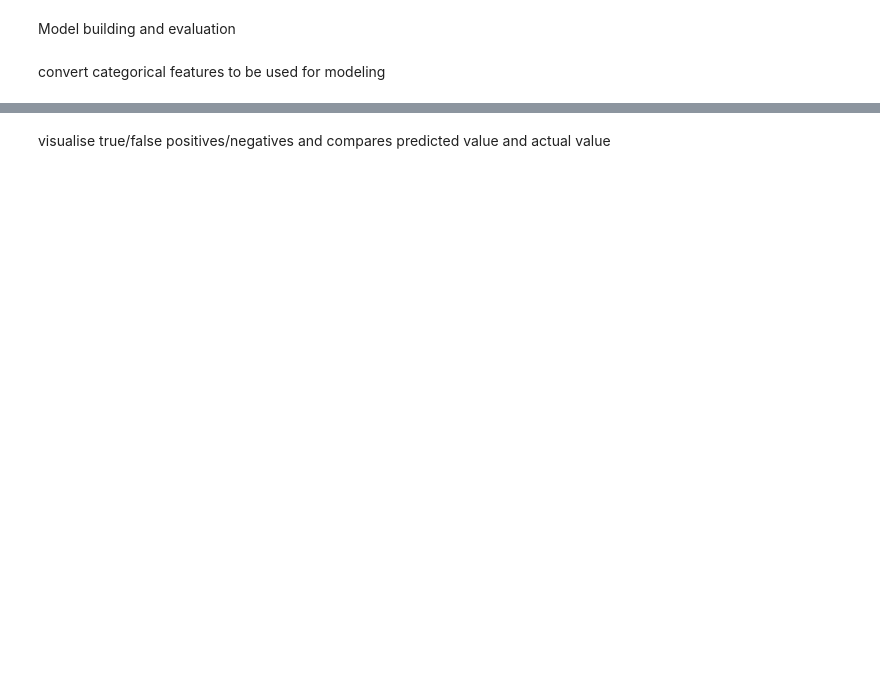
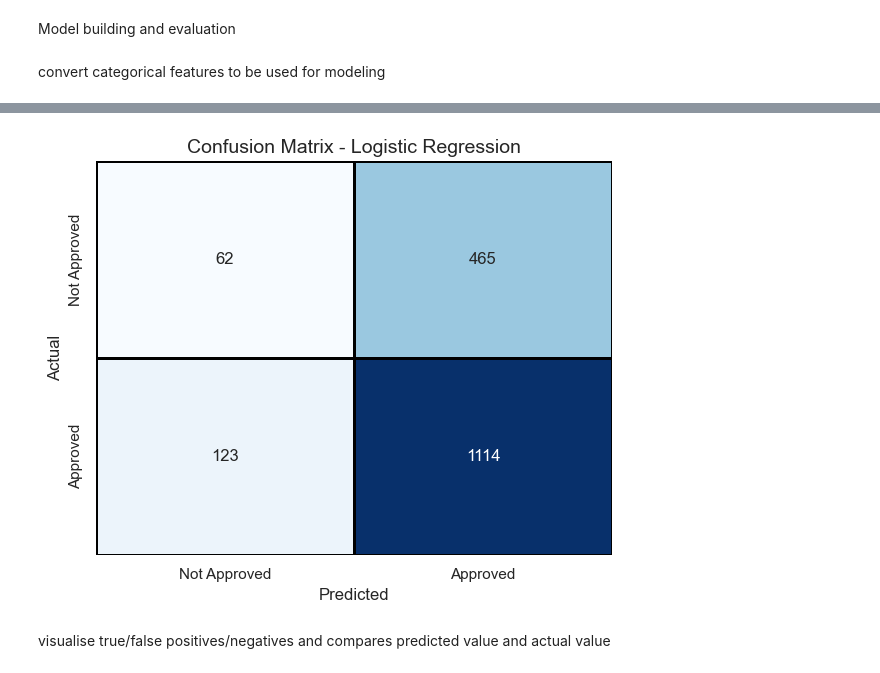
Before and after one commit to sunichayalai/mld, a Jupyter notebook: loan.ipynb, the cells around one changed output, grey strips where cells are left out. Drawn from its saved outputs; the diff is of its cells as text; code cells hidden in the pictures; blank space fills up the shorter version.

```diff
--- a/loan.ipynb
+++ b/loan.ipynb
@@ -344,3 +534,19 @@ weighted avg       0.48      0.69      0.57      1800
+# %%
+# Plot confusion matrix
+cm = confusion_matrix(y_test, y_pred)
+plt.figure(figsize=(6, 5))
+sns.heatmap(cm, annot=True, fmt='d', cmap="Blues", cbar=False,
+            xticklabels=['Not Approved', 'Approved'],
+            yticklabels=['Not Approved', 'Approved'],
+            linewidths=1, linecolor='black')
+
+plt.xlabel('Predicted')
+plt.ylabel('Actual')
+plt.title('Confusion Matrix - Logistic Regression', fontsize=14)
+plt.tight_layout()
+plt.show()
+# %% [output]
+[figure, added]
 # %% [markdown]
 visualise true/false positives/negatives and compares predicted value and actual value
 # %%
```
Also changed, not shown: parts of 59 cells of this notebook.
